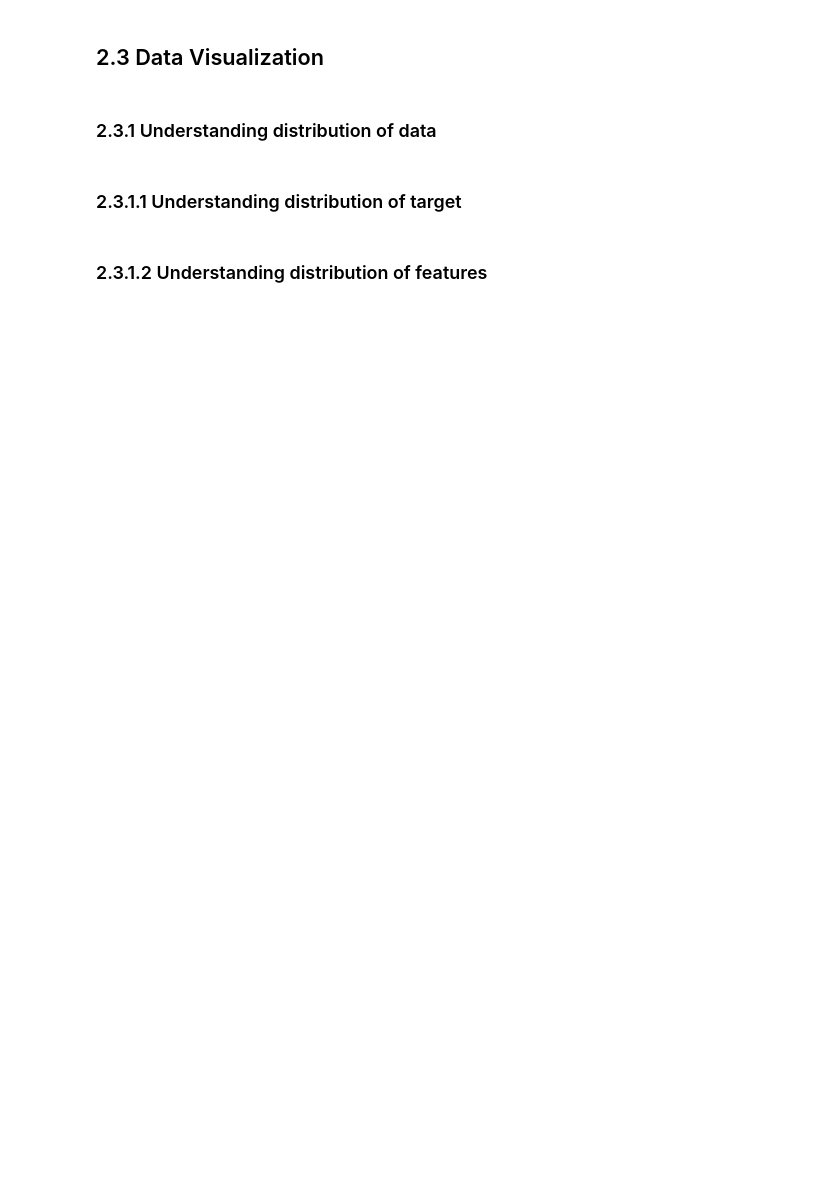
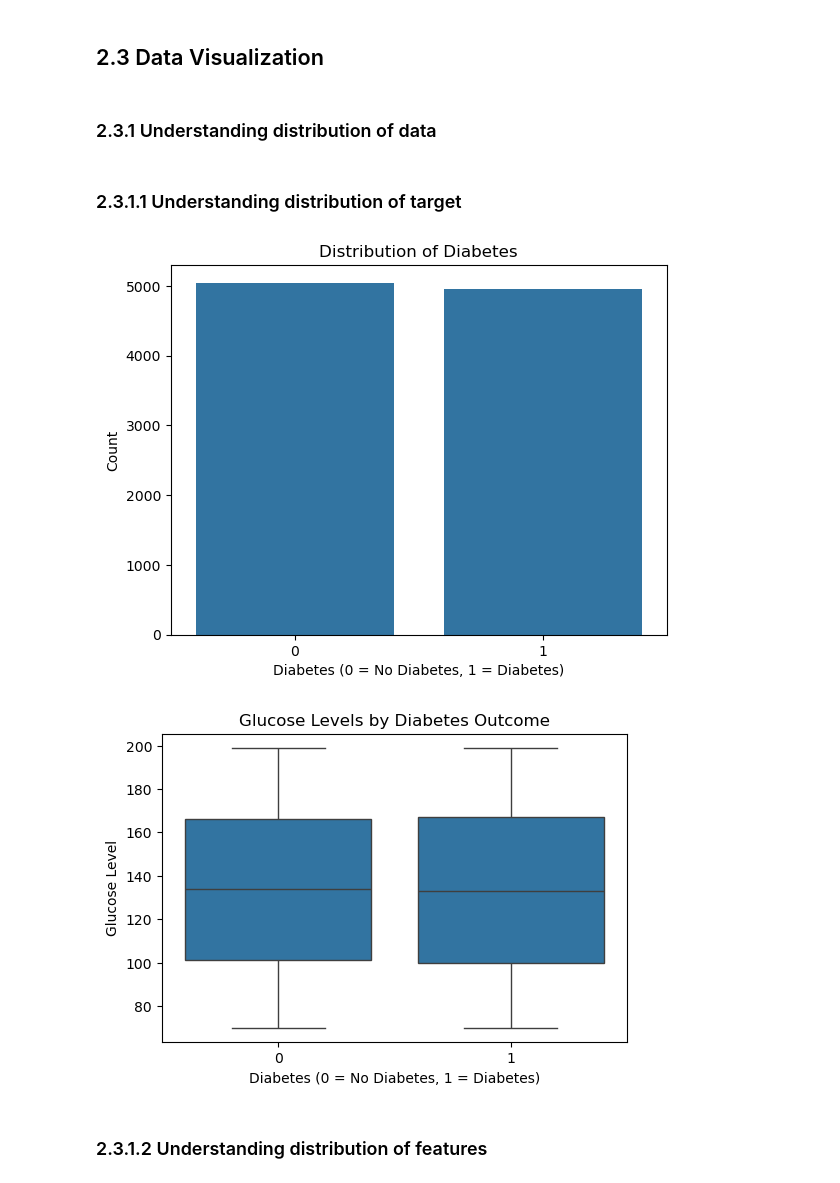
Before and after one commit to jerri210/mldp-project, a Jupyter notebook: MLDP Program Codes Submission Template.ipynb, the cells around one changed output. Cells and saved outputs as stored; diff of their text form; code cells hidden in the pictures; blank space fills up the shorter version.

```diff
--- a/MLDP Program Codes Submission Template.ipynb
+++ b/MLDP Program Codes Submission Template.ipynb
@@ -35,4 +47,8 @@ Goal: ?
 # %% [markdown]
 ## 2.1 Load dataset
 # %%
-## Read *.csv file into pandas DataFrame
+## Read data
+FILE_PATH= "diabetes.csv"
+df = pd.read_csv(FILE_PATH)
+
+df
@@ -52,3 +136,24 @@ Goal: ?
 ### 2.3.1.1 Understanding distribution of target
 # %%
 ## Understanding distribution of target
+col_y = 'diabetes'
+
+df[col_y].value_counts()
+
+#bar chart for target variable
+sns.countplot(x=col_y, data=df)
+plt.title("Distribution of Diabetes")
+plt.xlabel("Diabetes (0 = No Diabetes, 1 = Diabetes)")
+plt.ylabel("Count")
+
+
+#boxplot
+plt.figure(figsize=(6, 4))
+sns.boxplot(x=col_y, y='glucose', data=df)
+plt.title("Glucose Levels by Diabetes Outcome")
+plt.xlabel("Diabetes (0 = No Diabetes, 1 = Diabetes)")
+plt.ylabel("Glucose Level")
+plt.show()
+# %% [output]
+[figure, added]
+[figure, added]
```
Also changed, not shown: parts of 16 cells of this notebook.
